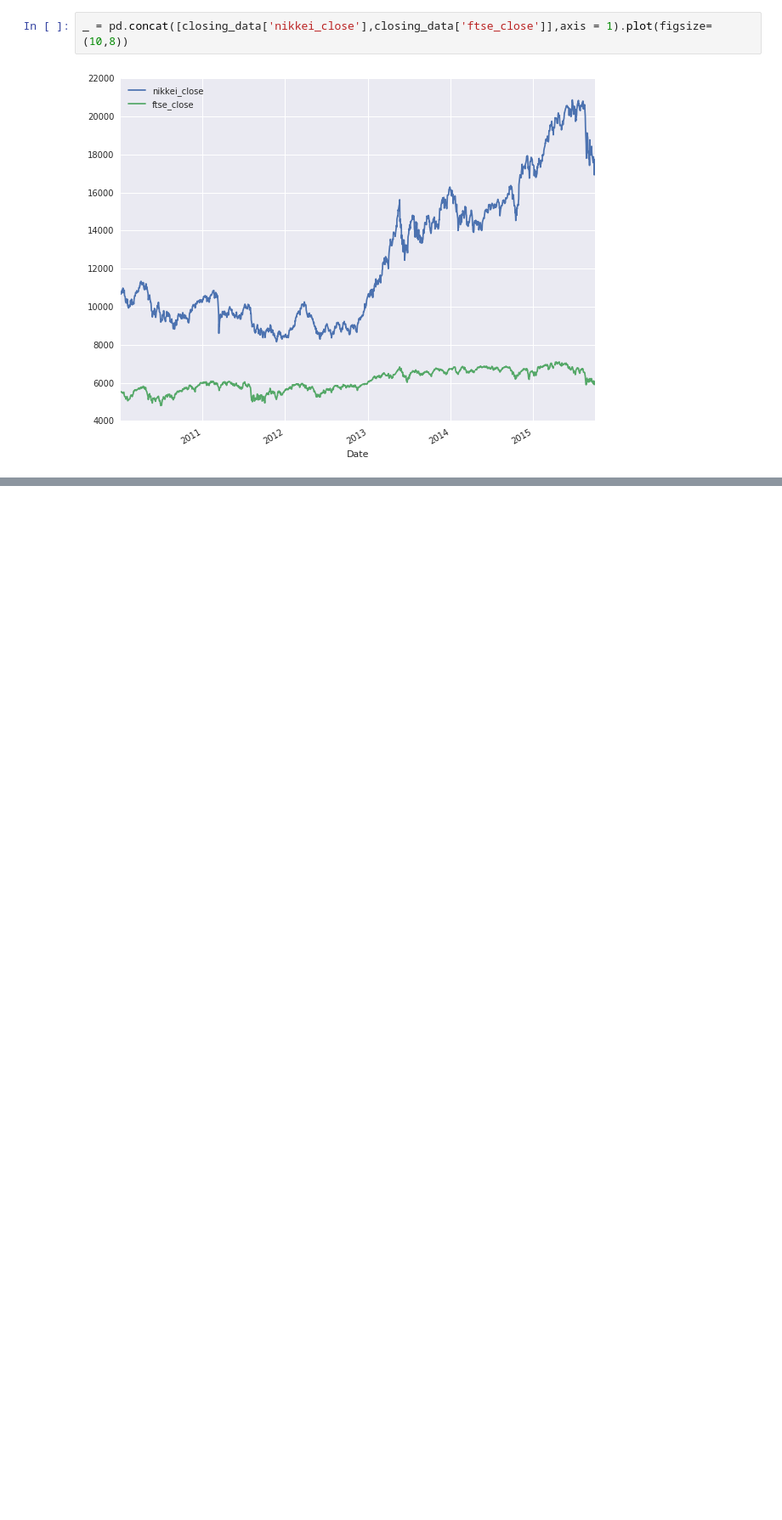
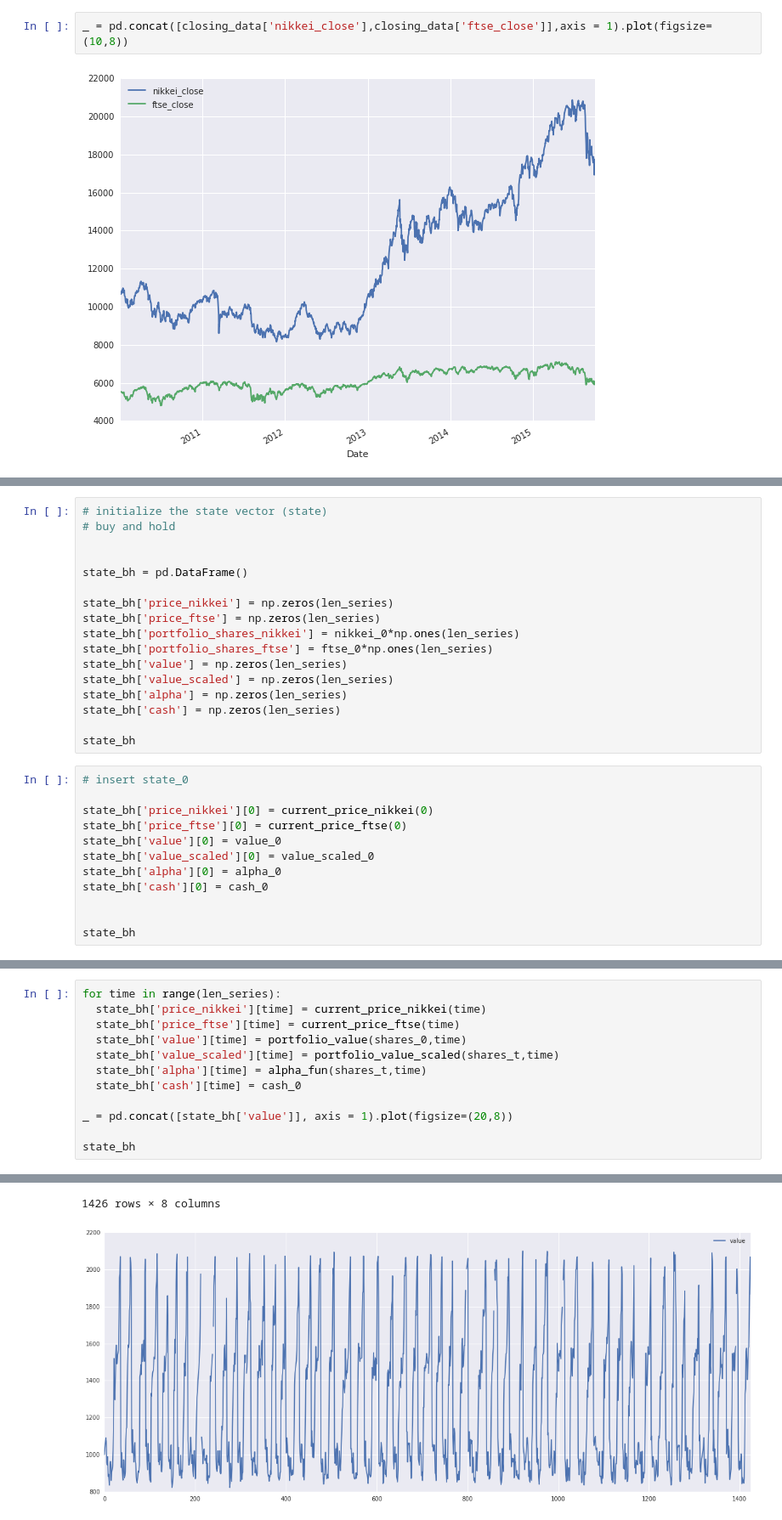
Before and after one commit to anishagarwal1990/DRL_finance, a Jupyter notebook: DRL_basic.ipynb, the cells around one changed output, grey strips where cells are left out. Shown: that part at 85% size. Cells and saved outputs as stored; diff of their text form; blank space fills up the shorter version.

```diff
--- a/DRL_basic.ipynb
+++ b/DRL_basic.ipynb
@@ -222,0 +204,29 @@ state
+# %%
+# initialize the state vector (state)
+# buy and hold
+
+
+state_bh = pd.DataFrame()
+
+state_bh['price_nikkei'] = np.zeros(len_series)
+state_bh['price_ftse'] = np.zeros(len_series)
+state_bh['portfolio_shares_nikkei'] = nikkei_0*np.ones(len_series)
+state_bh['portfolio_shares_ftse'] = ftse_0*np.ones(len_series)
+state_bh['value'] = np.zeros(len_series)
+state_bh['value_scaled'] = np.zeros(len_series)
+state_bh['alpha'] = np.zeros(len_series)
+state_bh['cash'] = np.zeros(len_series)
+
+state_bh
+# %%
+# insert state_0
+
+state_bh['price_nikkei'][0] = current_price_nikkei(0)
+state_bh['price_ftse'][0] = current_price_ftse(0)
+state_bh['value'][0] = value_0
+state_bh['value_scaled'][0] = value_scaled_0
+state_bh['alpha'][0] = alpha_0
+state_bh['cash'][0] = cash_0
+
+
+state_bh
@@ -222,0 +252,13 @@ state
+# %%
+for time in range(len_series):
+  state_bh['price_nikkei'][time] = current_price_nikkei(time)
+  state_bh['price_ftse'][time] = current_price_ftse(time)
+  state_bh['value'][time] = portfolio_value(shares_0,time)
+  state_bh['value_scaled'][time] = portfolio_value_scaled(shares_t,time)
+  state_bh['alpha'][time] = alpha_fun(shares_t,time)
+  state_bh['cash'][time] = cash_0
+
+_ = pd.concat([state_bh['value']], axis = 1).plot(figsize=(20,8))
+
+state_bh
+# %% [output]
@@ -222,0 +282,2 @@ state
+1426 rows × 8 columns
+[figure, added]
```
Also changed, not shown: parts of 21 cells of this notebook.
